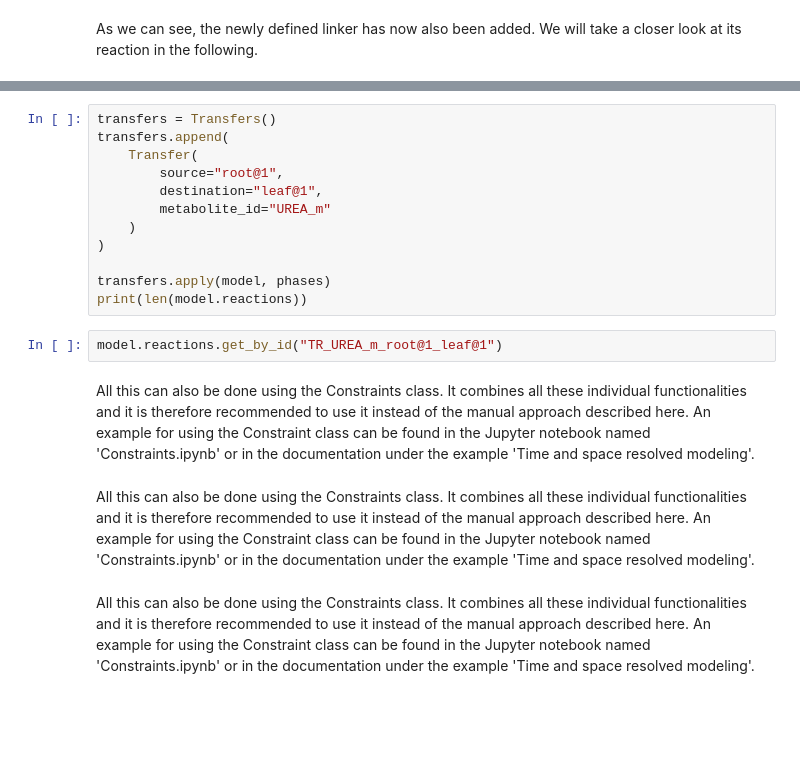
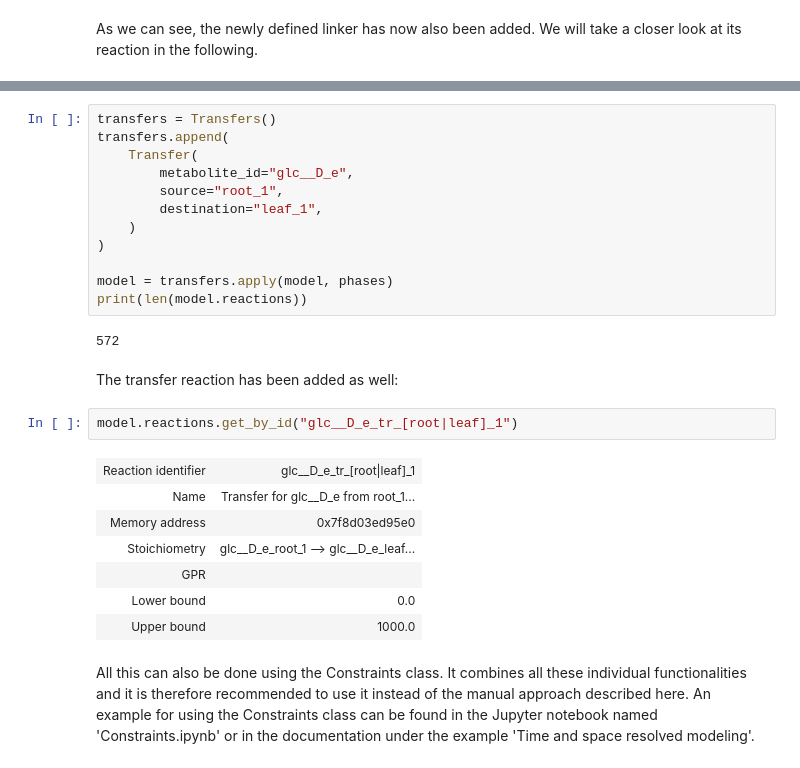
Before and after one commit to Toepfer-Lab/Cobra2D, a Jupyter notebook: docs/source/examples/LinkageAndPhases.ipynb, the cells around one changed output, grey strips where cells are left out. Drawn from its saved outputs; the diff is of its cells as text; blank space fills up the shorter version.

```diff
--- a/docs/source/examples/LinkageAndPhases.ipynb
+++ b/docs/source/examples/LinkageAndPhases.ipynb
@@ -86,19 +91,27 @@ model.reactions.get_by_id("UREA_m_L_root@1_root@2")
 transfers = Transfers()
 transfers.append(
     Transfer(
-        source="root@1",
-        destination="leaf@1",
-        metabolite_id="UREA_m"
+        metabolite_id="glc__D_e",
+        source="root_1",
+        destination="leaf_1",
     )
 )
 
-transfers.apply(model, phases)
+model = transfers.apply(model, phases)
 print(len(model.reactions))
+# %% [output]
+572
+# %% [markdown]
+The transfer reaction has been added as well:
 # %%
-model.reactions.get_by_id("TR_UREA_m_root@1_leaf@1")
+model.reactions.get_by_id("glc__D_e_tr_[root|leaf]_1")
+# %% [output]
+| Reaction identifier | glc__D_e_tr_[root|leaf]_1 |
+| Name | Transfer for glc__D_e from root_1... |
+| Memory address | 0x7f8d03ed95e0 |
+| Stoichiometry | glc__D_e_root_1 --> glc__D_e_leaf... |
+| GPR |  |
+| Lower bound | 0.0 |
+| Upper bound | 1000.0 |
 # %% [markdown]
-All this can also be done using the Constraints class. It combines all these individual functionalities and it is therefore recommended to use it instead of the manual approach described here. An example for using the Constraint class can be found in the Jupyter notebook named 'Constraints.ipynb' or in the documentation under the example 'Time and space resolved modeling'.
+All this can also be done using the Constraints class. It combines all these individual functionalities and it is therefore recommended to use it instead of the manual approach described here. An example for using the Constraints class can be found in the Jupyter notebook named 'Constraints.ipynb' or in the documentation under the example 'Time and space resolved modeling'.
-# %% [markdown]
-All this can also be done using the Constraints class. It combines all these individual functionalities and it is therefore recommended to use it instead of the manual approach described here. An example for using the Constraint class can be found in the Jupyter notebook named 'Constraints.ipynb' or in the documentation under the example 'Time and space resolved modeling'.
-# %% [markdown]
-All this can also be done using the Constraints class. It combines all these individual functionalities and it is therefore recommended to use it instead of the manual approach described here. An example for using the Constraint class can be found in the Jupyter notebook named 'Constraints.ipynb' or in the documentation under the example 'Time and space resolved modeling'.
```
Also changed, not shown: parts of 11 cells of this notebook, 21 other files.
